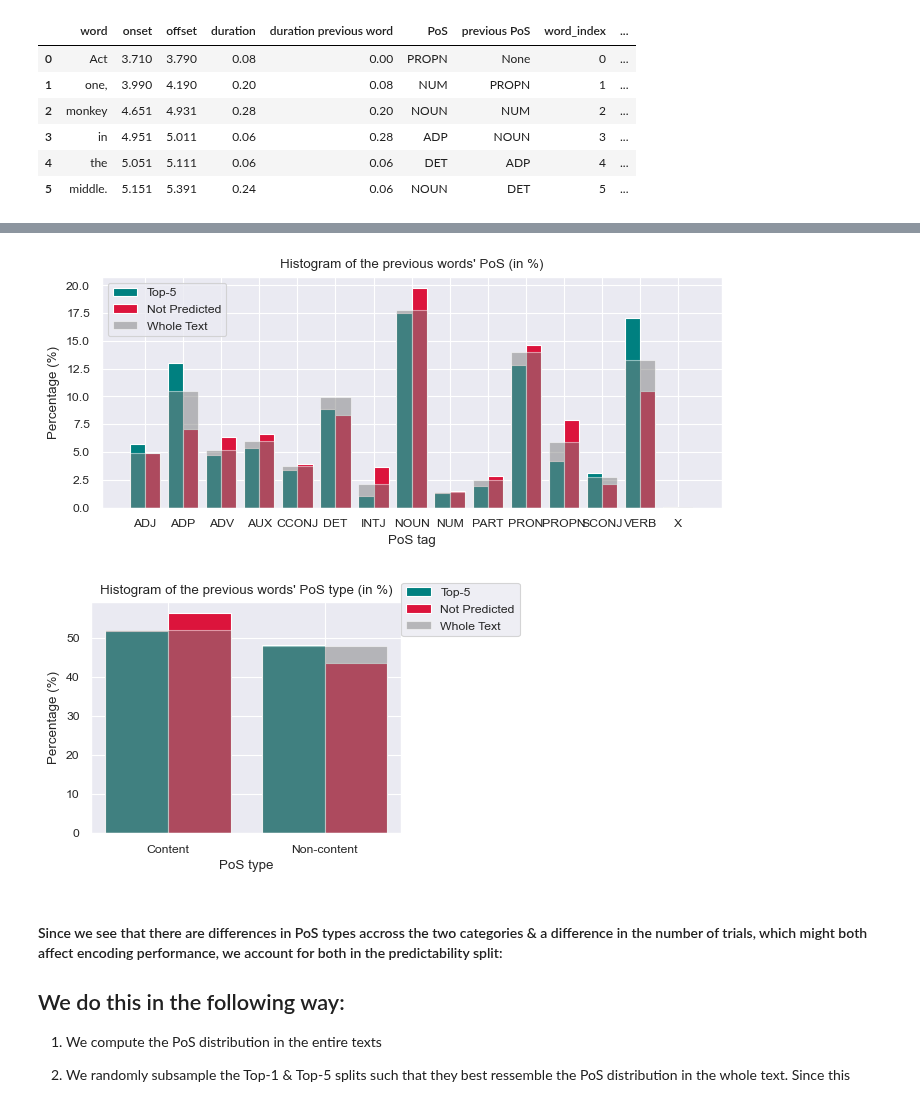
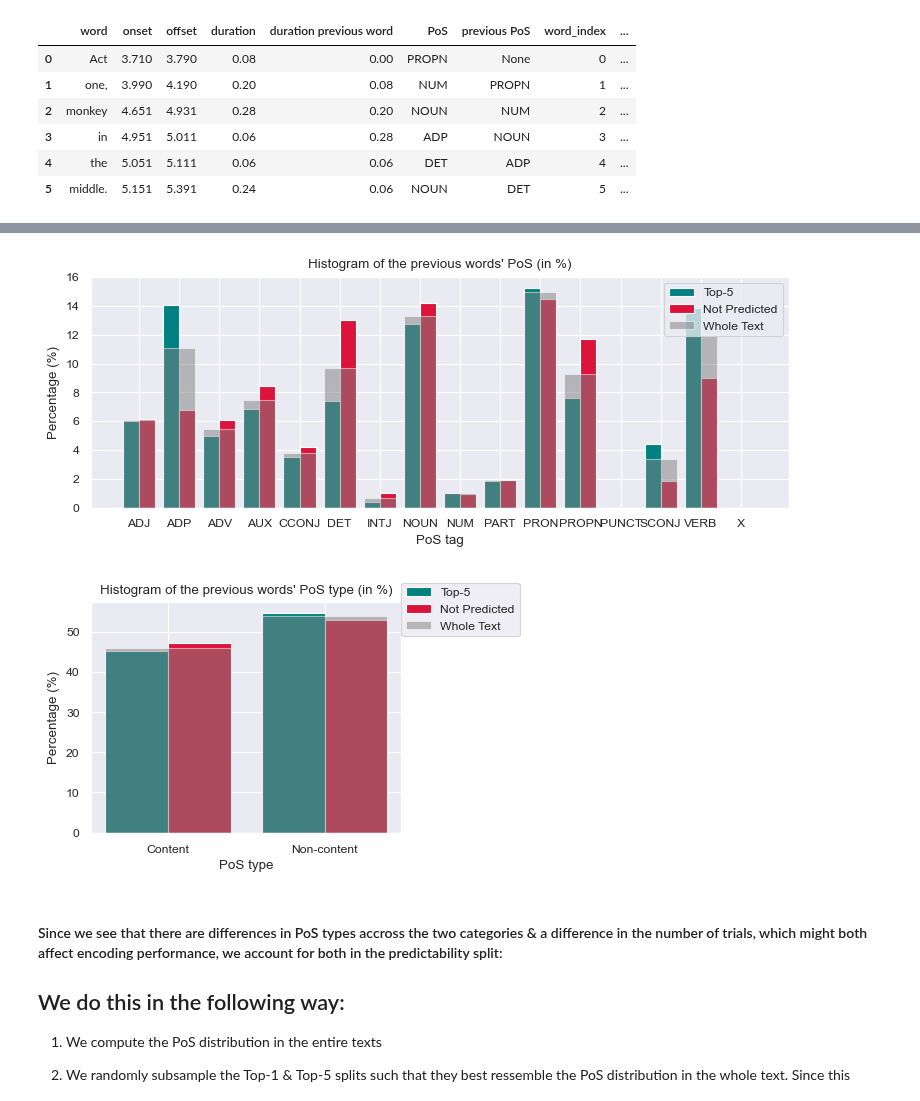
Before and after one commit to InesSchoenmann/Lingpred, a Jupyter notebook: notebooks/Audio_Encoding.ipynb, the cells around one changed output, grey strips where cells are left out. Saved outputs shown, nothing was run; the diff lists cells and outputs as text; code cells hidden in the pictures.

```diff
--- a/notebooks/Audio_Encoding.ipynb
+++ b/notebooks/Audio_Encoding.ipynb
@@ -21,8 +21,8 @@ warnings.filterwarnings("ignore", category=FutureWarning)
 # %%
 # select the dataset:
 # -------------------
-#dataset = 'Goldstein' # or
-dataset = 'Armeni'
+dataset = 'Goldstein' # or
+#dataset = 'Armeni'
 #dataset = 'Gwilliams'
 
 # type of audio data:
@@ -104,10 +104,10 @@ if dataset == 'Goldstein':
     with open(f'../audio/{dataset}/indices.pkl', 'rb') as f:
         indices = pickle.load(f)
 elif dataset == 'Gwilliams':
-    with open(f'../audio/{dataset}/indices_all_tasks.pkl', 'rb') as f:
+    with open(f'../data/{dataset}/indices_all_tasks.pkl', 'rb') as f:
         indices = pickle.load(f)
 elif dataset == 'Armeni':
-    with open(f'../audio/{dataset}/indices_all_sessions.pkl', 'rb') as f:
+    with open(f'../data/{dataset}/indices_all_sessions.pkl', 'rb') as f:
         indices = pickle.load(f)
 
 
@@ -211,7 +211,7 @@ if dataset == 'Goldstein':
         X_matrices_GPT     = pickle.load(f)
         X_GPT              = X_matrices_GPT['X_GPT_layer_47']
 elif dataset == 'Armeni':
-    with open('../audio/Armeni/X_y_matrices_Glove_GPT_arbitrary_session_1.pkl', 'rb') as f:
+    with open('../audio/Armeni/vectors_GPT_Glove_arbitrary_y_matrix_like_selfpred.pkl', 'rb') as f:
         X_matrices_GPT     = pickle.load(f)
         X_GPT              = X_matrices_GPT['X_GPT']
 elif dataset == 'Gwilliams':
@@ -567,58 +571,53 @@ plt.show()
 # %%
 
 # Count and sort alphabetically, then convert to percentages
-counts1 = words_df[words_df.is_top_5]['previous PoS'].value_counts(normalize=True).sort_index() * 100
-counts2 = words_df[~words_df.is_top_5][~words_df.is_bigram]['previous PoS'].value_counts(normalize=True).sort_index() * 100
-counts3  = words_df['previous PoS'].value_counts(normalize=True).sort_index() * 100
+counts_top5     = words_df[words_df.is_top_5]['previous PoS'].value_counts(normalize=True).sort_index() * 100
+counts_not_top5 = words_df[~words_df.is_top_5]['previous PoS'].value_counts(normalize=True).sort_index() * 100
+counts_all      = words_df['previous PoS'].value_counts(normalize=True).sort_index() * 100
 
 # Combine the index to cover all POS tags
-all_tags = counts1.index.union(counts2.index).union(counts3.index)
-
+all_tags = counts_top5.index.union(counts_not_top5.index).union(counts_all.index)
 # Reindex to include all tags, filling missing with 0
-counts1 = counts1.reindex(all_tags, fill_value=0)
-counts2 = counts2.reindex(all_tags, fill_value=0)
-counts3 = counts3.reindex(all_tags, fill_value=0)
-
+counts_top5     = counts_top5.reindex(all_tags, fill_value=0)
+counts_not_top5 = counts_not_top5.reindex(all_tags, fill_value=0)
+counts_all      = counts_all.reindex(all_tags, fill_value=0)
 # Plot
-plt.figure(figsize=(8,3))
+plt.figure(figsize=(9,3))
 width = 0.4
 x = range(len(all_tags))
 
-plt.bar([i - width/2 for i in x], counts1, width=width, color='teal', label='Top-5')
-plt.bar([i + width/2 for i in x], counts2, width=width, color='crimson', label='Not Predicted')
-plt.bar(x, counts3, width=width*2, color='gray', alpha=0.5, label='Whole Text')
+plt.bar([i - width/2 for i in x], counts_top5, width=width, color='teal', label='Top-5')
+plt.bar([i + width/2 for i in x], counts_not_top5, width=width, color='crimson', label='Not Predicted')
+plt.bar(x, counts_all, width=width*2, color='gray', alpha=0.5, label='Whole Text')
 
 plt.xticks(x, all_tags)
 plt.xlabel('PoS tag')
 plt.ylabel('Percentage (%)')
 plt.title("Histogram of the previous words' PoS (in %)")
 plt.legend()
 plt.show()
 # %% [output]
-[figure, old version]
+[figure, new version]
 # %%
-
 # Count and sort alphabetically, then convert to percentages
-counts1 = words_df[words_df.is_top_5]['previous PoS_type'].value_counts(normalize=True).sort_index() * 100
-counts2 = words_df[~words_df.is_top_5][~words_df.is_bigram]['previous PoS_type'].value_counts(normalize=True).sort_index() * 100
-counts3  = words_df['previous PoS_type'].value_counts(normalize=True).sort_index() * 100
+counts_top5     = words_df[words_df.is_top_5]['previous PoS_type'].value_counts(normalize=True).sort_index() * 100
+counts_not_top5 = words_df[~words_df.is_top_5]['previous PoS_type'].value_counts(normalize=True).sort_index() * 100
+counts_all      = words_df['previous PoS_type'].value_counts(normalize=True).sort_index() * 100
 
 # Combine the index to cover all POS tags
-all_tags = counts1.index.union(counts2.index).union(counts3.index)
-
+all_tags = counts_top5.index.union(counts_not_top5.index).union(counts_all.index)
 # Reindex to include all tags, filling missing with 0
-counts1 = counts1.reindex(all_tags, fill_value=0)
-counts2 = counts2.reindex(all_tags, fill_value=0)
-counts3 = counts3.reindex(all_tags, fill_value=0)
-
+counts_top5     = counts_top5.reindex(all_tags, fill_value=0)
+counts_not_top5 = counts_not_top5.reindex(all_tags, fill_value=0)
+counts_all      = counts_all.reindex(all_tags, fill_value=0)
 # Plot
 plt.figure(figsize=(4,3))
 width = 0.4
 x = range(len(all_tags))
 
-plt.bar([i - width/2 for i in x], counts1, width=width, color='teal', label='Top-5')
-plt.bar([i + width/2 for i in x], counts2, width=width, color='crimson', label='Not Predicted')
-plt.bar(x, counts3, width=width*2, color='gray', alpha=0.5, label='Whole Text')
+plt.bar([i - width/2 for i in x], counts_top5, width=width, color='teal', label='Top-5')
+plt.bar([i + width/2 for i in x], counts_not_top5, width=width, color='crimson', label='Not Predicted')
+plt.bar(x, counts_all, width=width*2, color='gray', alpha=0.5, label='Whole Text')
 
 plt.xticks(x, all_tags)
 plt.xlabel('PoS type')
@@ -627,7 +626,7 @@ plt.title("Histogram of the previous words' PoS type (in %)")
 plt.legend(loc=(1, 0.85))
 plt.show()
 # %% [output]
-[figure, old version]
+[figure, new version]
 # %% [markdown]
 #### Since we see that there are differences in PoS types accross the two categories & a difference in the number of trials, which might both affect encoding performance, we account for both in the predictability split:
 
```
Also changed, not shown: parts of 6 cells of this notebook.
